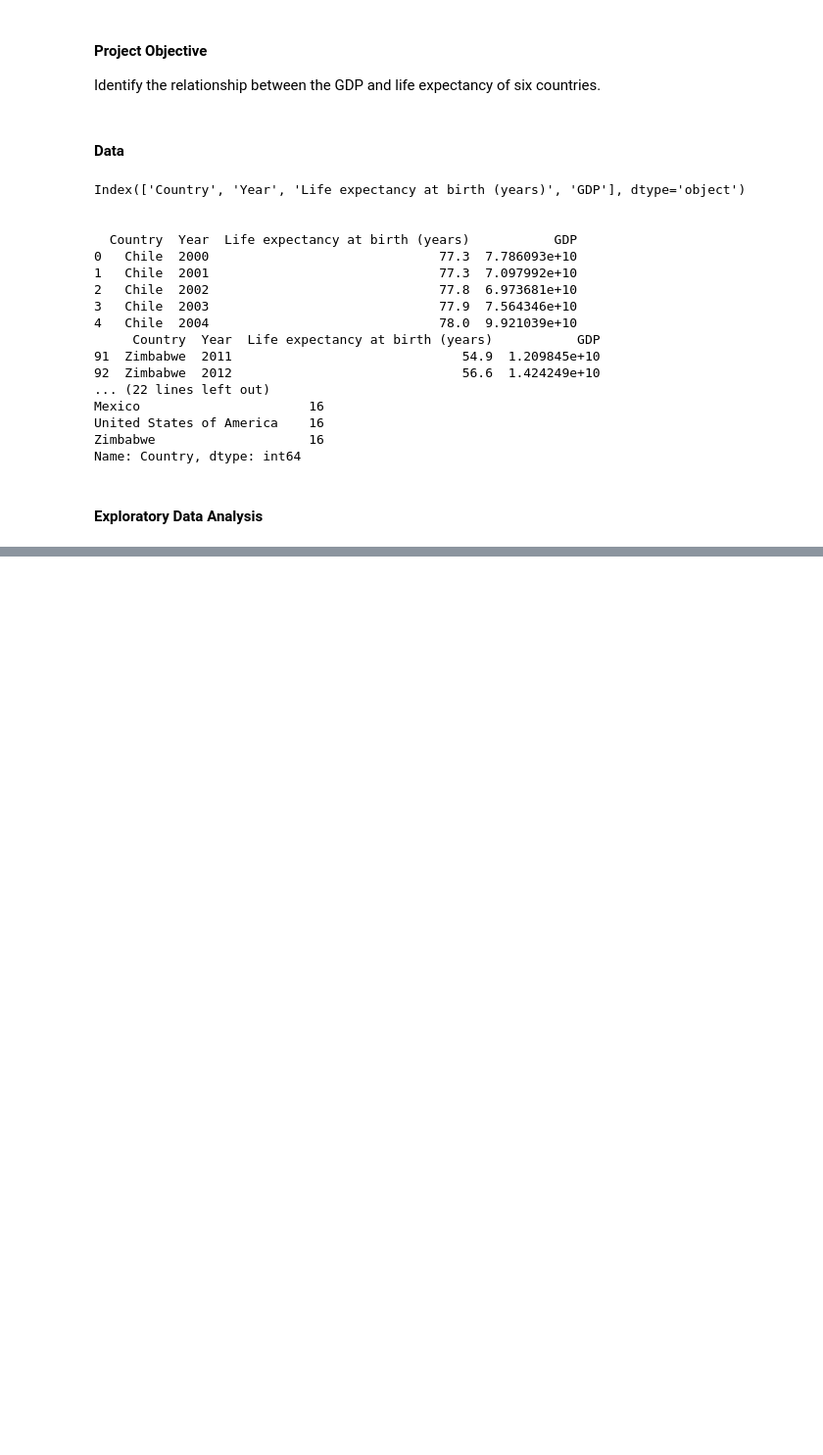
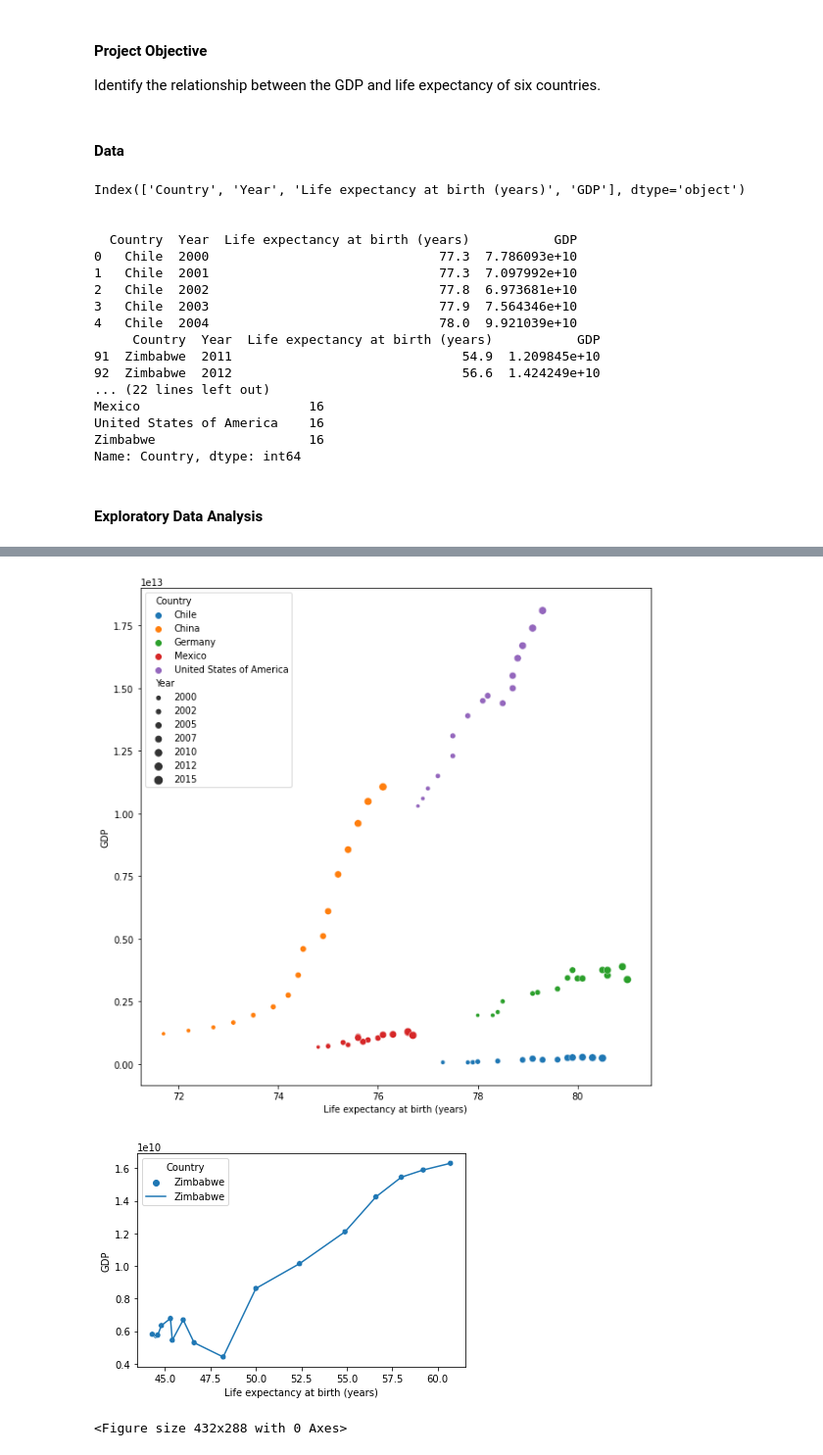
Before and after one commit to egecalay/Life-Expectancy-and-GDP, a Jupyter notebook: life_expectancy_gdp.ipynb, the cells around one changed output, grey strips where cells are left out. Shown at 98% size. Drawn from its saved outputs; the diff is of its cells as text; code cells hidden in the pictures; blank space fills up the shorter version.

```diff
--- a/life_expectancy_gdp.ipynb
+++ b/life_expectancy_gdp.ipynb
@@ -120,0 +143,18 @@ plt.clf()
+# %%
+#Plotting GDP vs life expectancy overall
+plt.figure(figsize=(10,10))
+df_life_above_65=df[df['Life expectancy at birth (years)']>65]
+sns.scatterplot(x='Life expectancy at birth (years)',y='GDP', data=df_life_above_65, hue='Country',size='Year')
+
+plt.show()
+plt.clf()
+
+plt.subplot()
+sns.scatterplot(x='Life expectancy at birth (years)',y='GDP', data=df[df.Country == 'Zimbabwe'], hue='Country')
+sns.lineplot(x='Life expectancy at birth (years)',y='GDP', data=df[df.Country == 'Zimbabwe'], hue='Country')
+plt.show()
+plt.clf()
+# %% [output]
+[figure, added]
+[figure, added]
+<Figure size 432x288 with 0 Axes>
```
Also changed, not shown: parts of 6 cells of this notebook.
